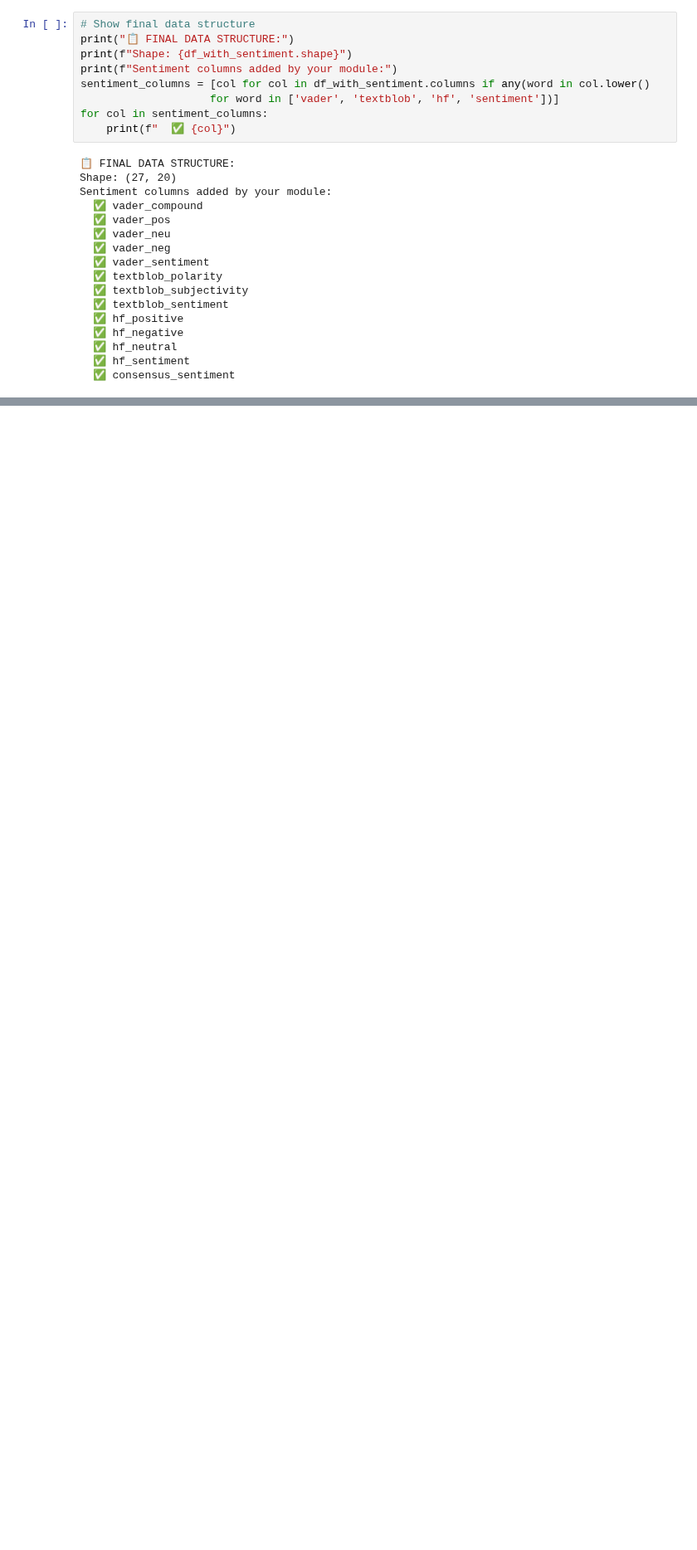
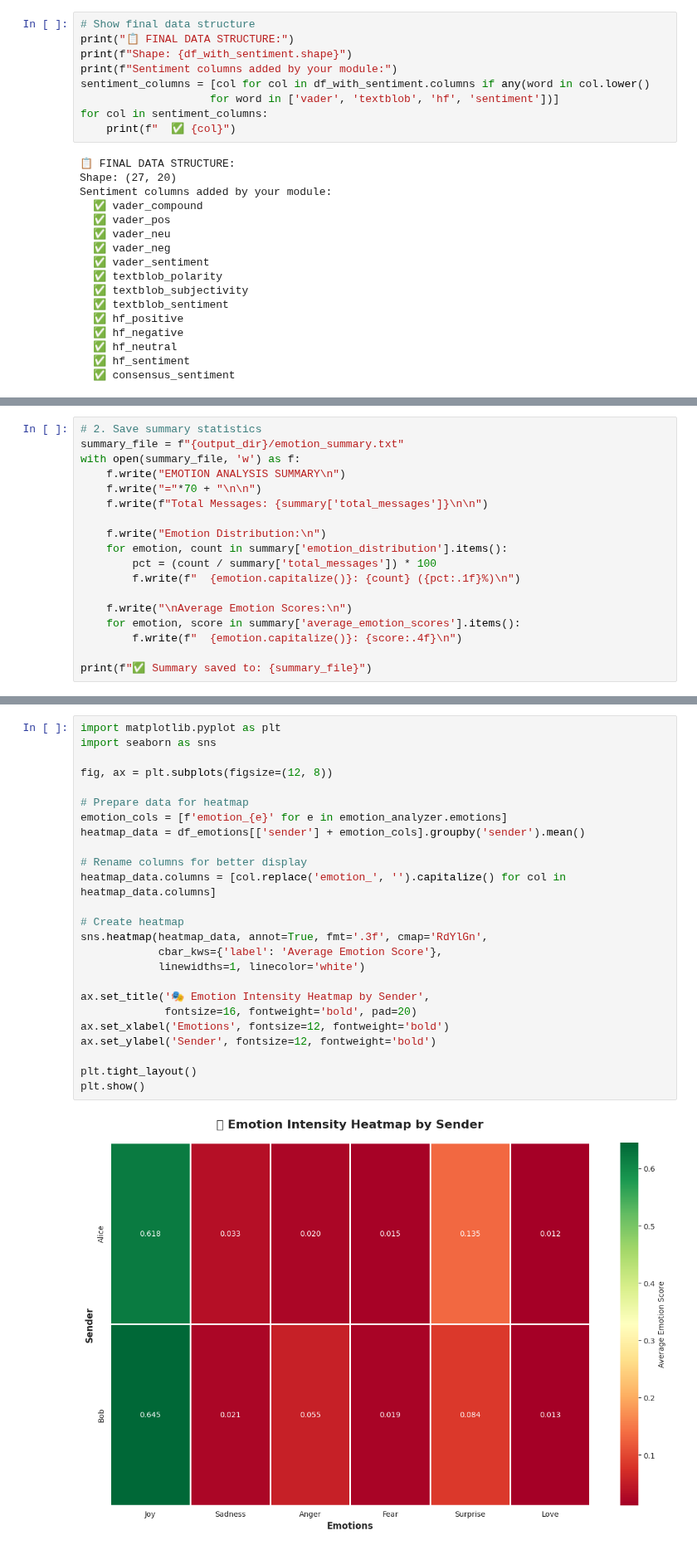
Before and after one commit to Sujoy-004/Chat-Analyzer-Pro, a Jupyter notebook: notebooks/03_sentiment_emotion.ipynb, the cells around one changed output, grey strips where cells are left out. Shown at 83% size. Cells and saved outputs as stored; diff of their text form; blank space fills up the shorter version.

```diff
--- a/notebooks/03_sentiment_emotion.ipynb
+++ b/notebooks/03_sentiment_emotion.ipynb
@@ -512,0 +905,18 @@ Sentiment columns added by your module:
+# %%
+# 2. Save summary statistics
+summary_file = f"{output_dir}/emotion_summary.txt"
+with open(summary_file, 'w') as f:
+    f.write("EMOTION ANALYSIS SUMMARY\n")
+    f.write("="*70 + "\n\n")
+    f.write(f"Total Messages: {summary['total_messages']}\n\n")
+
+    f.write("Emotion Distribution:\n")
+    for emotion, count in summary['emotion_distribution'].items():
+        pct = (count / summary['total_messages']) * 100
+        f.write(f"  {emotion.capitalize()}: {count} ({pct:.1f}%)\n")
+
+    f.write("\nAverage Emotion Scores:\n")
+    for emotion, score in summary['average_emotion_scores'].items():
+        f.write(f"  {emotion.capitalize()}: {score:.4f}\n")
+
+print(f"✅ Summary saved to: {summary_file}")
@@ -512,0 +962,27 @@ Sentiment columns added by your module:
+# %%
+import matplotlib.pyplot as plt
+import seaborn as sns
+
+fig, ax = plt.subplots(figsize=(12, 8))
+
+# Prepare data for heatmap
+emotion_cols = [f'emotion_{e}' for e in emotion_analyzer.emotions]
+heatmap_data = df_emotions[['sender'] + emotion_cols].groupby('sender').mean()
+
+# Rename columns for better display
+heatmap_data.columns = [col.replace('emotion_', '').capitalize() for col in heatmap_data.columns]
+
+# Create heatmap
+sns.heatmap(heatmap_data, annot=True, fmt='.3f', cmap='RdYlGn',
+            cbar_kws={'label': 'Average Emotion Score'},
+            linewidths=1, linecolor='white')
+
+ax.set_title('🎭 Emotion Intensity Heatmap by Sender',
+             fontsize=16, fontweight='bold', pad=20)
+ax.set_xlabel('Emotions', fontsize=12, fontweight='bold')
+ax.set_ylabel('Sender', fontsize=12, fontweight='bold')
+
+plt.tight_layout()
+plt.show()
+# %% [output]
+[figure, added]
```
Also changed, not shown: parts of 31 cells of this notebook.
